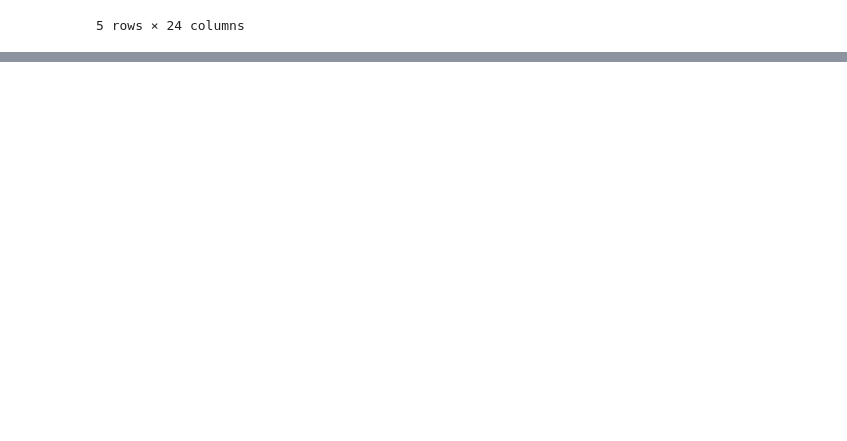
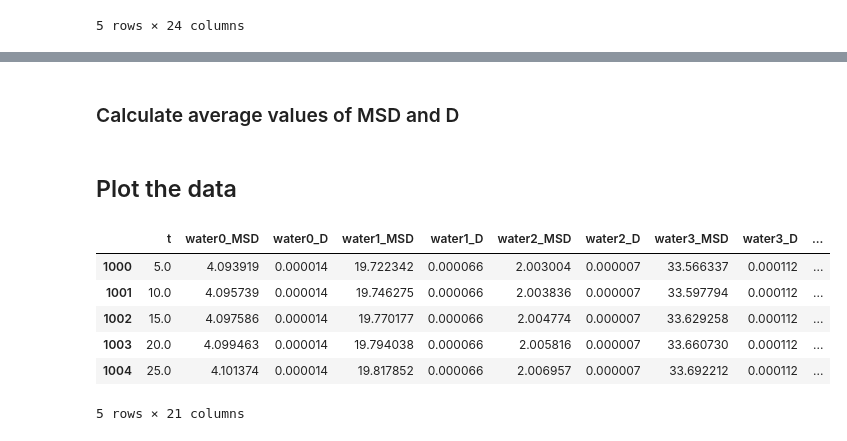
Before and after one commit to Lei-Lei-alpha/FishMol, a Jupyter notebook: docs/MSD_diff_coeff.ipynb, the cells around one changed output, grey strips where cells are left out. Saved outputs shown, nothing was run; the diff lists cells and outputs as text; code cells hidden in the pictures; blank space fills up the shorter version.

```diff
--- a/docs/MSD_diff_coeff.ipynb
+++ b/docs/MSD_diff_coeff.ipynb
@@ -87,0 +93,3 @@ water_com_df.head()
+# %%
+msd_d_df = pd.DataFrame()
+msd_d_df["t"] = t[1:]
@@ -87,0 +107,2 @@ water_com_df.head()
+# %% [markdown]
+### Calculate average values of MSD and D
@@ -87,0 +117,15 @@ water_com_df.head()
+# %% [markdown]
+## Plot the data
+# %%
+# skip the first 5 ps, that the system is still equilibrating
+msd_d_df = msd_d_df.iloc[1000:,:]
+msd_d_df["t"] = (msd_d_df["t"] -5000)
+msd_d_df.head()
+# %% [output]
+|  | t | water0_MSD | water0_D | water1_MSD | water1_D | water2_MSD | water2_D | water3_MSD | water3_D | ... |
+| 1000 | 5.0 | 4.093919 | 0.000014 | 19.722342 | 0.000066 | 2.003004 | 0.000007 | 33.566337 | 0.000112 | ... |
+| 1001 | 10.0 | 4.095739 | 0.000014 | 19.746275 | 0.000066 | 2.003836 | 0.000007 | 33.597794 | 0.000112 | ... |
+| 1002 | 15.0 | 4.097586 | 0.000014 | 19.770177 | 0.000066 | 2.004774 | 0.000007 | 33.629258 | 0.000112 | ... |
+| 1003 | 20.0 | 4.099463 | 0.000014 | 19.794038 | 0.000066 | 2.005816 | 0.000007 | 33.660730 | 0.000112 | ... |
+| 1004 | 25.0 | 4.101374 | 0.000014 | 19.817852 | 0.000066 | 2.006957 | 0.000007 | 33.692212 | 0.000112 | ... |
+5 rows × 21 columns
```
Also changed, not shown: parts of 20 cells of this notebook, 3 other files.
